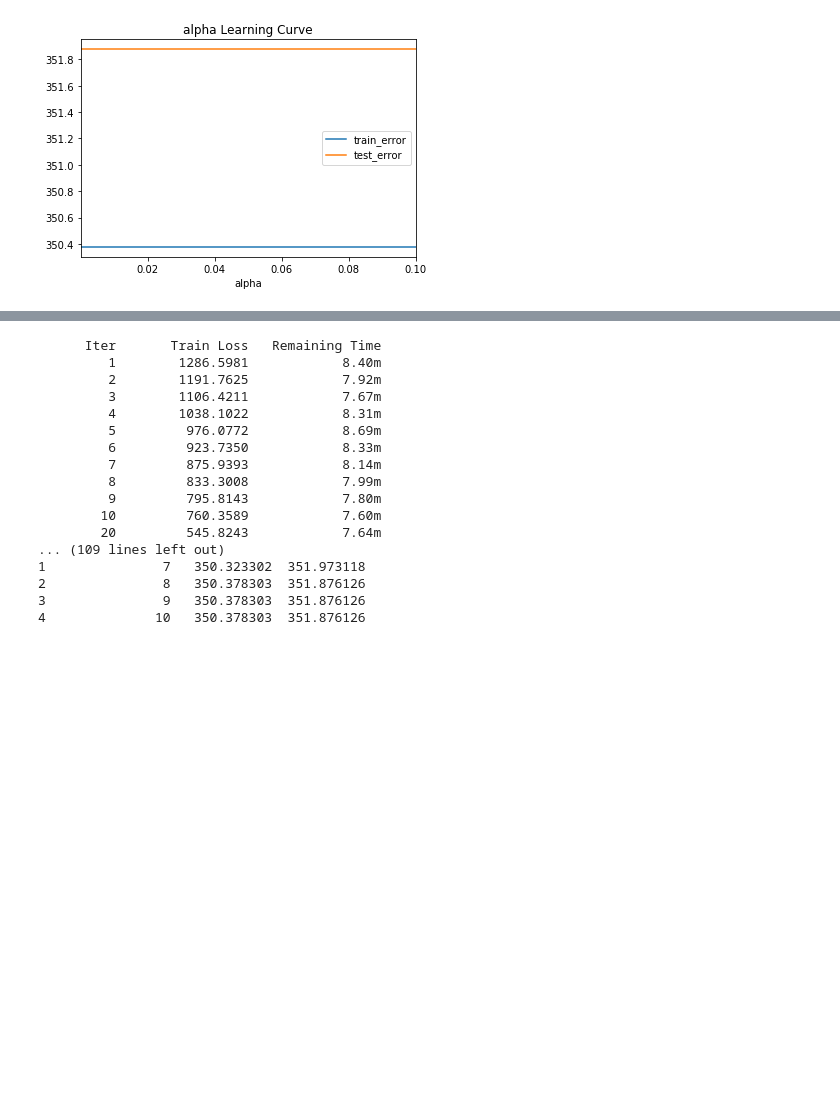
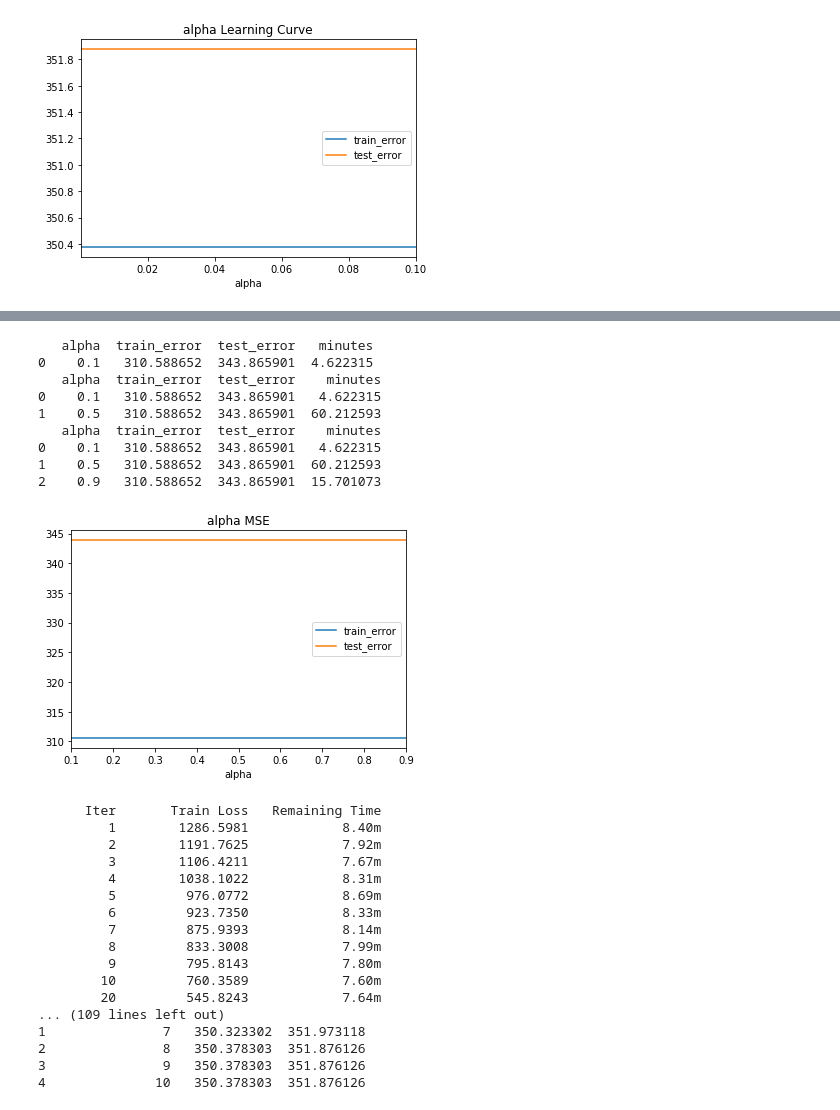
Before and after one commit to kirahman2/salarypredictionportfolio, a Jupyter notebook: Salary Prediction Notebook.ipynb, the cells around one changed output, grey strips where cells are left out. Saved outputs shown, nothing was run; the diff lists cells and outputs as text; code cells hidden in the pictures; blank space fills up the shorter version.

```diff
--- a/Salary Prediction Notebook.ipynb
+++ b/Salary Prediction Notebook.ipynb
@@ -1562,3 +1542,37 @@ results[['train_error','test_error']].plot(title=hyperp + ' MSE');
+# %%
+# gbr +maxdepth
+# best alpha=default                                                    ###
+hyperp = 'alpha'                                                 ###
+list_val = [.1,.5,.9]
+
+results=[]
+for val in list_val:
+    start_time = time.time()
+    gbr = GradientBoostingRegressor(alpha=val, max_depth=10,          ###
+                                    random_state=42, verbose=0)
+    gbr.fit(X_train, y_train)
+    results.append(
+        {
+            hyperp: val,                                         ###
+            'train_error': mean_squared_error(y_train, gbr.predict(X_train)),
+            'test_error': mean_squared_error(y_test, gbr.predict(X_test)),
+            'minutes': (time.time() - start_time)/60
+        })
+    print(pd.DataFrame(results))
+
+results = pd.DataFrame(results).set_index(hyperp).sort_index()
+results[['train_error','test_error']].plot(title=hyperp + ' MSE');
+# %% [output]
+   alpha  train_error  test_error   minutes
+0    0.1   310.588652  343.865901  4.622315
+   alpha  train_error  test_error    minutes
+0    0.1   310.588652  343.865901   4.622315
+1    0.5   310.588652  343.865901  60.212593
+   alpha  train_error  test_error    minutes
+0    0.1   310.588652  343.865901   4.622315
+1    0.5   310.588652  343.865901  60.212593
+2    0.9   310.588652  343.865901  15.701073
+[figure, added]
 # %%
 # best max_leaf_nodes= [6,7,8]                                           ###
 results = []
```
Also changed, not shown: parts of 27 cells of this notebook.
